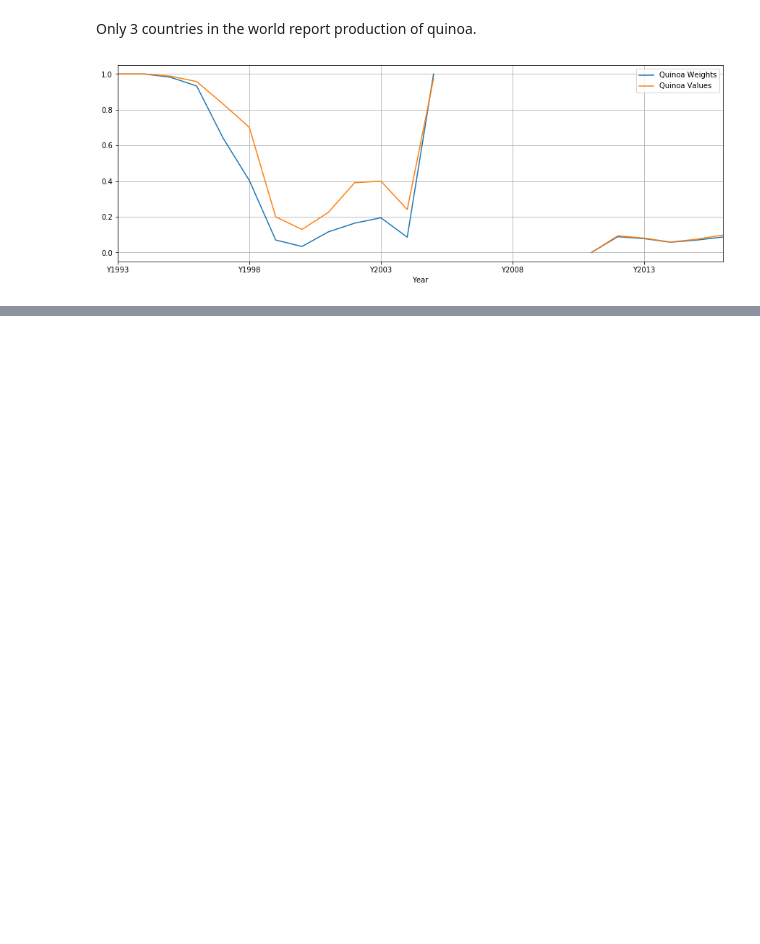
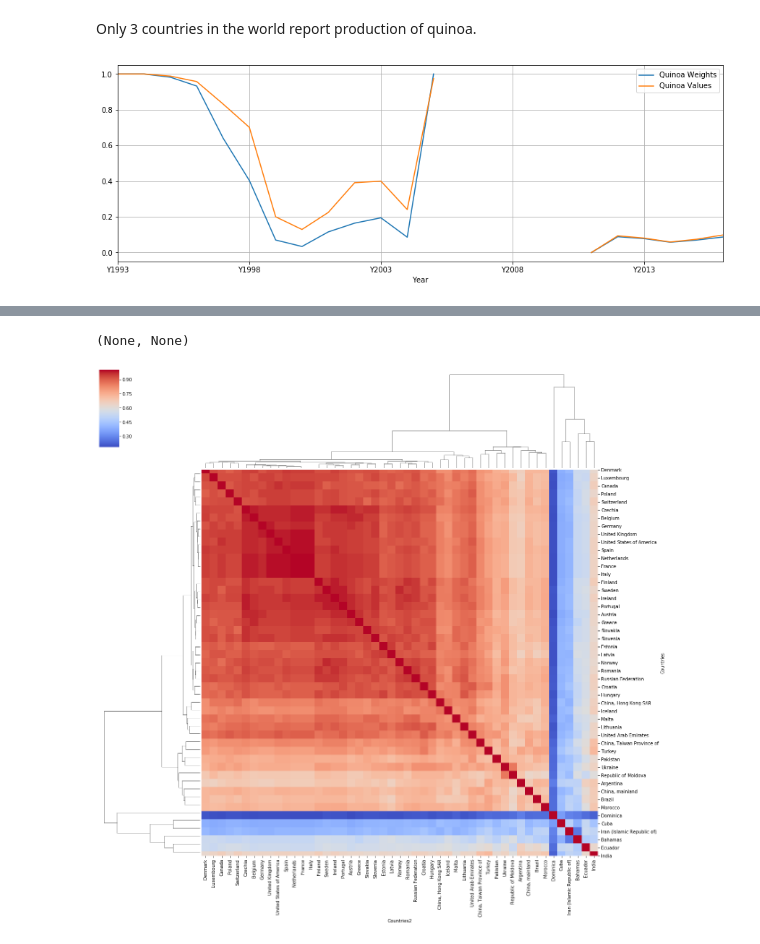
Before and after one commit to n-poulsen/GranADA, a Jupyter notebook: code/milestone2.ipynb, the cells around one changed output, grey strips where cells are left out. Drawn from its saved outputs; the diff is of its cells as text; code cells hidden in the pictures; blank space fills up the shorter version.

```diff
--- a/code/milestone2.ipynb
+++ b/code/milestone2.ipynb
@@ -790,0 +847,27 @@ plt.show()
+# %%
+df_imp = pd.read_pickle("../data/df_imp.pkl")
+df_imp = df_imp.merge(df_countries, on = 'Reporter Countries', how='inner')
+# %%
+# Delete this items with 0 value of production
+df_imp_simil_prod = df_imp.loc[df_imp['Y2016'] != 0][['Reporter Countries','Item','Y2016']].copy()
+df_imp_simil_prod = df_imp_simil_prod.groupby('Reporter Countries')['Item'].apply(list).reset_index(name='Products Imported')
+
+# Compute Jaccard similarity
+n = len(df_imp_simil_prod)
+labels = df_imp_simil['Reporter Countries']
+df_sim = pd.DataFrame(columns = ['Countries', 'Countries2', 'Similarity'])
+
+for i in range(n):
+    for j in range(n):
+        list1 = df_imp_simil_prod['Products Imported'].iloc[i]
+        list2 = df_imp_simil_prod['Products Imported'].iloc[j]
+        a = jaccard_similarity(list1, list2)
+        df_sim = df_sim.append({'Countries': labels[i], 'Countries2': labels[j], 'Similarity': a}, ignore_index=True)
+
+df_pivot = df_sim.pivot('Countries', 'Countries2', 'Similarity')
+
+clust = sns.clustermap(df_pivot, cmap='coolwarm', xticklabels=True, yticklabels=True)
+clust.fig.set_figwidth(20), clust.fig.set_figheight(20)
+# %% [output]
+(None, None)
+[figure, added]
```
Also changed, not shown: parts of 18 cells of this notebook, 1 other file.
